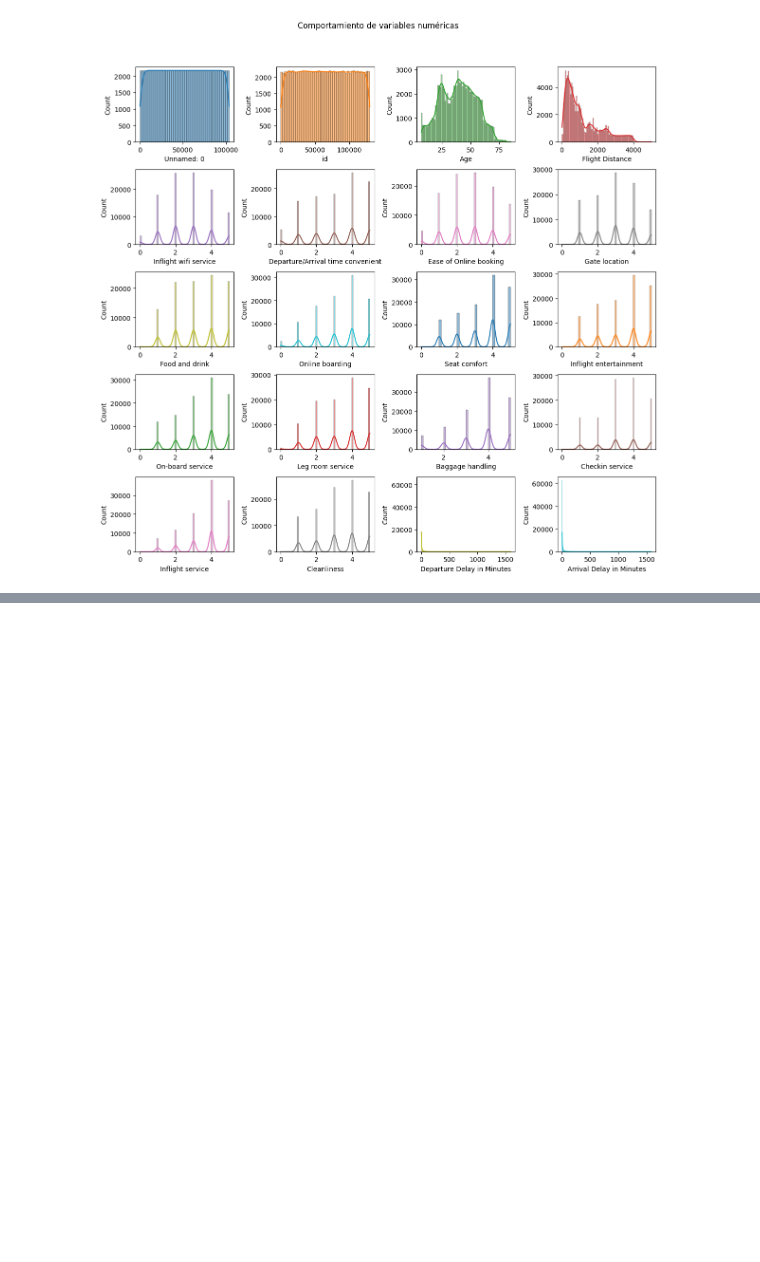
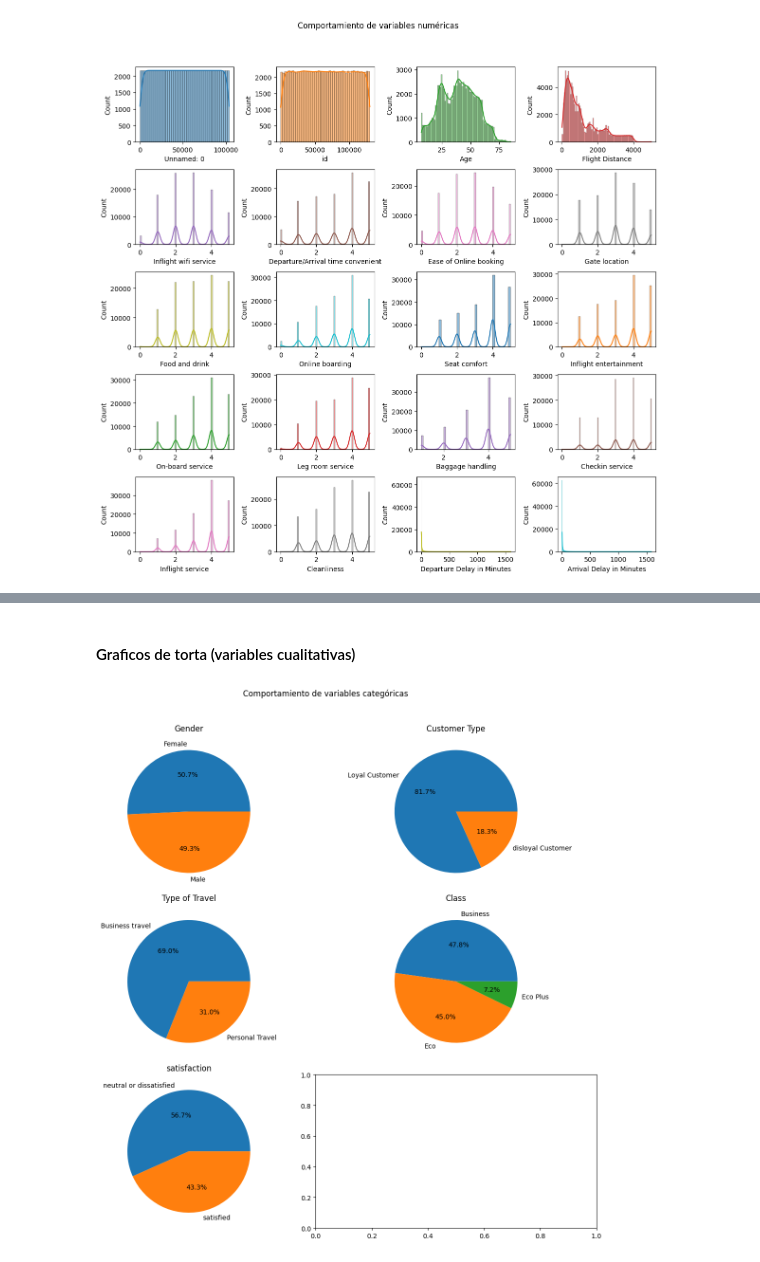
Before and after one commit to DavidBetancurRamirez/ComputacionCientifica, a Jupyter notebook: agrupamiento/airline/airline_loyalty.ipynb, the cells around one changed output, grey strips where cells are left out. Drawn from its saved outputs; the diff is of its cells as text; code cells hidden in the pictures; blank space fills up the shorter version.

```diff
--- a/agrupamiento/airline/airline_loyalty.ipynb
+++ b/agrupamiento/airline/airline_loyalty.ipynb
@@ -133,0 +147,18 @@ plt.show()
+# %% [markdown]
+#### Graficos de torta (variables cualitativas)
+# %%
+fig, ax = plt.subplots(3, 2, figsize=(12, 12))
+ax = ax.flat
+
+cat_col = data.select_dtypes(include= ['object']).columns
+
+for i, col in enumerate(cat_col):
+  ax[i].pie(x = data[col].value_counts(), labels = data[col].value_counts().index, autopct='%0.1f%%')
+  ax[i].set_title(col)
+
+fig.tight_layout()
+fig.subplots_adjust(top=0.9)
+fig.suptitle('Comportamiento de variables categóricas')
+plt.show()
+# %% [output]
+[figure, added]
```
Also changed, not shown: parts of 19 cells of this notebook.
